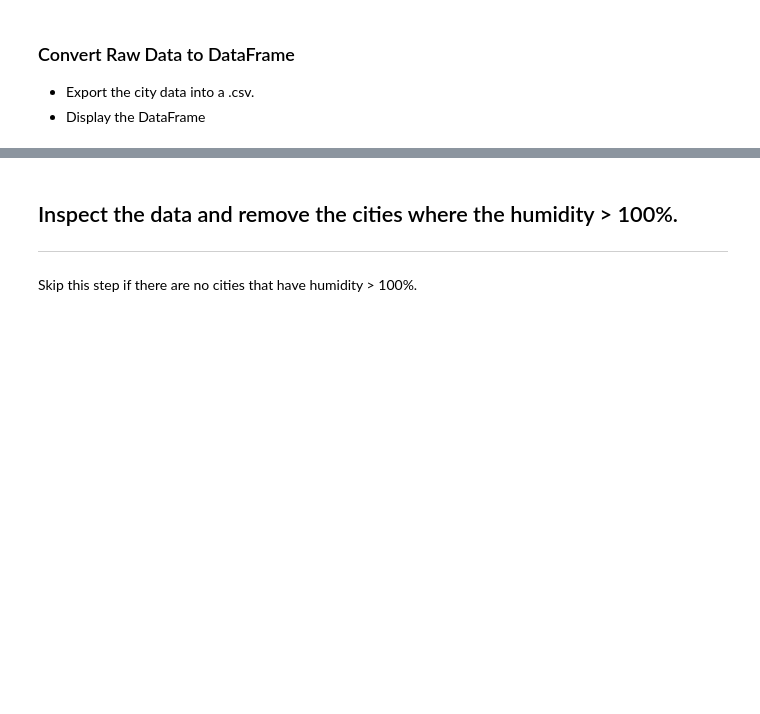
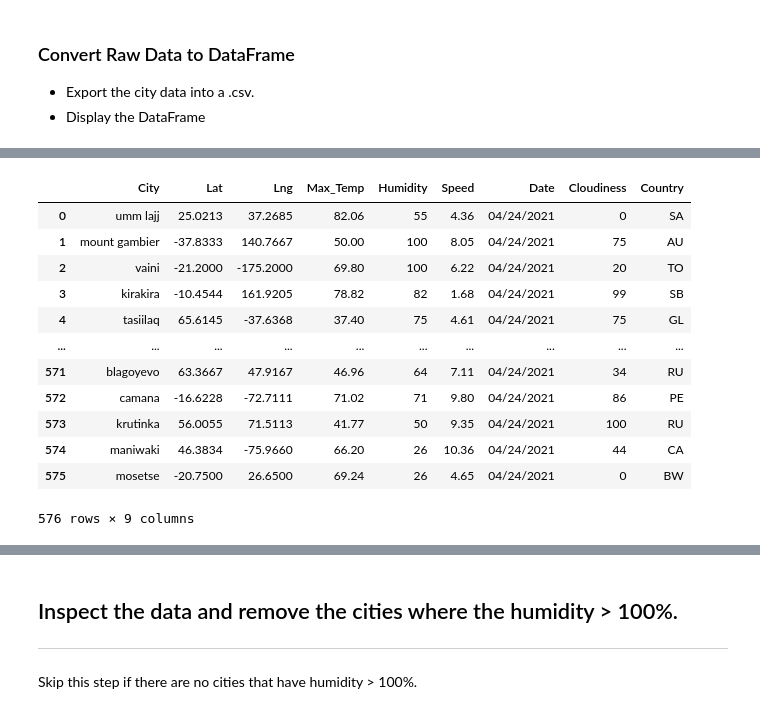
Before and after one commit to vsanga04/python-api-challenge, a Jupyter notebook: WeatherPy/WeatherPy.ipynb, the cells around one changed output, grey strips where cells are left out. Cells and saved outputs as stored; diff of their text form; code cells hidden in the pictures; blank space fills up the shorter version.

Commit message:
csv created for weather details

```diff
--- a/WeatherPy/WeatherPy.ipynb
+++ b/WeatherPy/WeatherPy.ipynb
@@ -35,8 +34,8 @@ lat_lngs = []
 cities = []
 
 # Create a set of random lat and lng combinations
-lats = np.random.uniform(lat_range[0], lat_range[1], size=1500)
-lngs = np.random.uniform(lng_range[0], lng_range[1], size=1500)
+lats = np.random.uniform(low= -90, high = 90, size=1500)
+lngs = np.random.uniform(low = -180, high= 180, size=1500)
 lat_lngs = zip(lats, lngs)
 
 # Identify nearest city for each lat, lng combination
@@ -154,0 +124,33 @@ City not found
+# %%
+#date format to be corrected
+correct_date = []
+for day in date:
+    correct_date.append(
+        datetime.datetime.fromtimestamp(int(day)).strftime('%m/%d/%Y'))
+correct_date[0:5]
+
+
+weather = pd.DataFrame({"City": weather_cities,
+                        "Lat": lat,
+                        "Lng": lng,
+                        "Max_Temp": temp_max,
+                        "Humidity": humidity,
+                        "Speed": speed,
+                        "Date": correct_date,
+                        "Cloudiness": cloudiness,
+                        "Country": country})
+weather
+# %% [output]
+|  | City | Lat | Lng | Max_Temp | Humidity | Speed | Date | Cloudiness | Country |
+| 0 | umm lajj | 25.0213 | 37.2685 | 82.06 | 55 | 4.36 | 04/24/2021 | 0 | SA |
+| 1 | mount gambier | -37.8333 | 140.7667 | 50.00 | 100 | 8.05 | 04/24/2021 | 75 | AU |
+| 2 | vaini | -21.2000 | -175.2000 | 69.80 | 100 | 6.22 | 04/24/2021 | 20 | TO |
+| 3 | kirakira | -10.4544 | 161.9205 | 78.82 | 82 | 1.68 | 04/24/2021 | 99 | SB |
+| 4 | tasiilaq | 65.6145 | -37.6368 | 37.40 | 75 | 4.61 | 04/24/2021 | 75 | GL |
+| ... | ... | ... | ... | ... | ... | ... | ... | ... | ... |
+| 571 | blagoyevo | 63.3667 | 47.9167 | 46.96 | 64 | 7.11 | 04/24/2021 | 34 | RU |
+| 572 | camana | -16.6228 | -72.7111 | 71.02 | 71 | 9.80 | 04/24/2021 | 86 | PE |
+| 573 | krutinka | 56.0055 | 71.5113 | 41.77 | 50 | 9.35 | 04/24/2021 | 100 | RU |
+| 574 | maniwaki | 46.3834 | -75.9660 | 66.20 | 26 | 10.36 | 04/24/2021 | 44 | CA |
+| 575 | mosetse | -20.7500 | 26.6500 | 69.24 | 26 | 4.65 | 04/24/2021 | 0 | BW |
+576 rows × 9 columns
```
Also changed, not shown: parts of 8 cells of this notebook, 1 other file.
